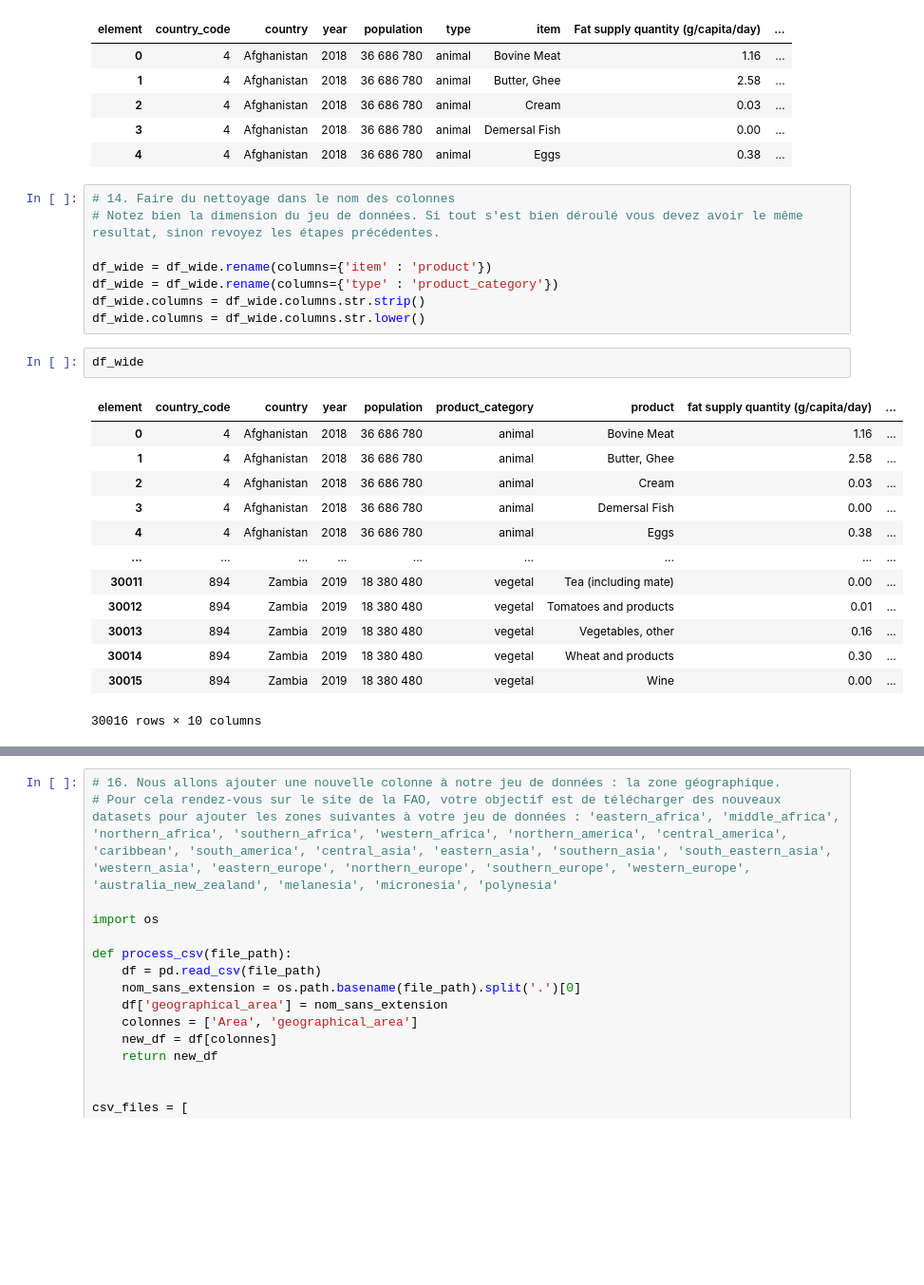
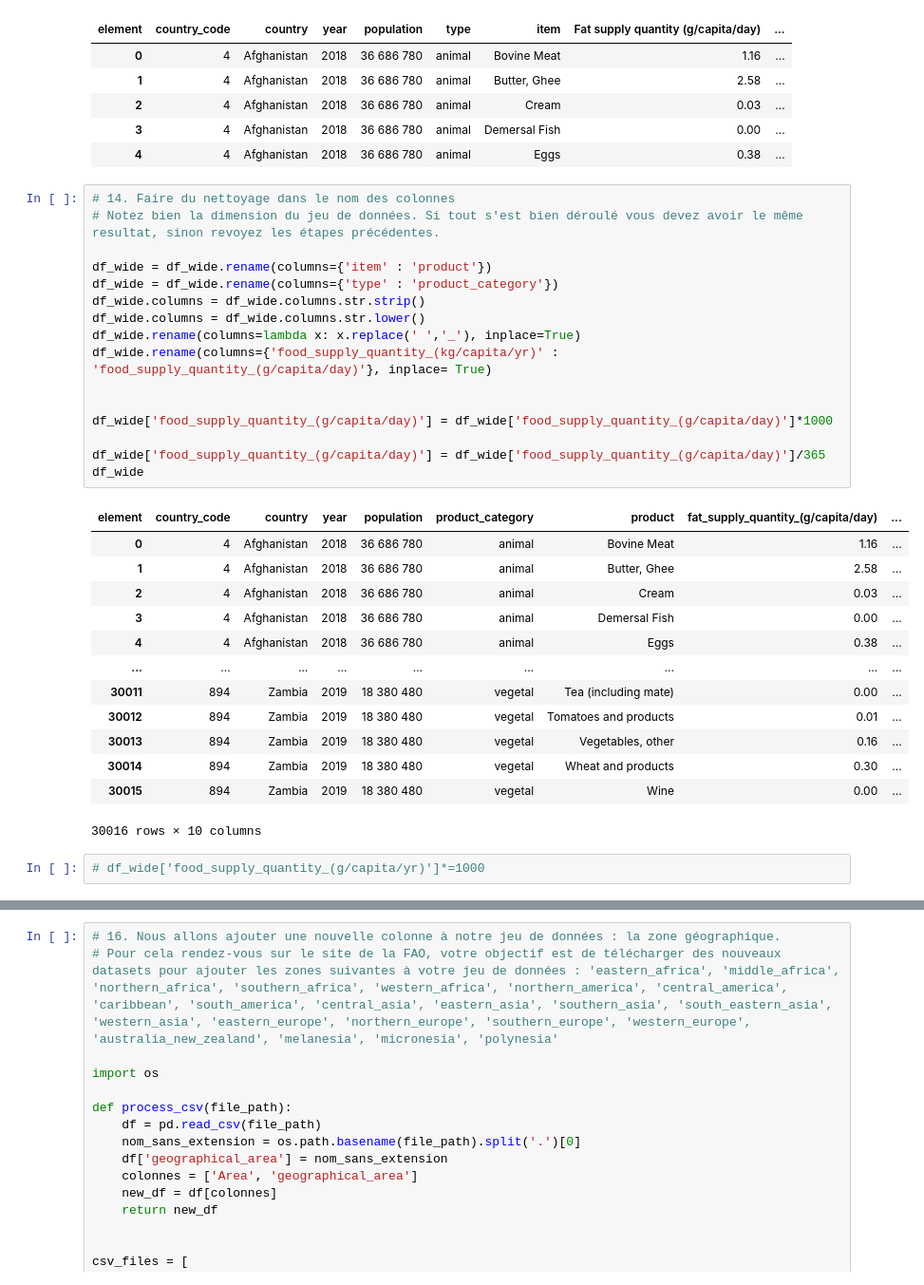
Before and after one commit to faridig/FAO_STAT, a Jupyter notebook: farid.ipynb, the cells around one changed output, grey strips where cells are left out. Shown at 95% size. Cells and saved outputs as stored; diff of their text form; blank space fills up the shorter version.

```diff
--- a/farid.ipynb
+++ b/farid.ipynb
@@ -227,27 +227,35 @@ df_wide.head()
 # %%
 # 14. Faire du nettoyage dans le nom des colonnes
 # Notez bien la dimension du jeu de données. Si tout s'est bien déroulé vous devez avoir le même resultat, sinon revoyez les étapes précédentes.
 
 df_wide = df_wide.rename(columns={'item' : 'product'})
 df_wide = df_wide.rename(columns={'type' : 'product_category'})
 df_wide.columns = df_wide.columns.str.strip()
 df_wide.columns = df_wide.columns.str.lower()
+df_wide.rename(columns=lambda x: x.replace(' ','_'), inplace=True)
+df_wide.rename(columns={'food_supply_quantity_(kg/capita/yr)' : 'food_supply_quantity_(g/capita/day)'}, inplace= True)
+
+
+df_wide['food_supply_quantity_(g/capita/day)'] = df_wide['food_supply_quantity_(g/capita/day)']*1000
+
+df_wide['food_supply_quantity_(g/capita/day)'] = df_wide['food_supply_quantity_(g/capita/day)']/365
+df_wide
+# %% [output]
+| element | country_code | country | year | population | product_category | product | fat_supply_quantity_(g/capita/day) | ... |
+| 0 | 4 | Afghanistan | 2018 | 36 686 780 | animal | Bovine Meat | 1.16 | ... |
+| 1 | 4 | Afghanistan | 2018 | 36 686 780 | animal | Butter, Ghee | 2.58 | ... |
+| 2 | 4 | Afghanistan | 2018 | 36 686 780 | animal | Cream | 0.03 | ... |
+| 3 | 4 | Afghanistan | 2018 | 36 686 780 | animal | Demersal Fish | 0.00 | ... |
+| 4 | 4 | Afghanistan | 2018 | 36 686 780 | animal | Eggs | 0.38 | ... |
+| ... | ... | ... | ... | ... | ... | ... | ... | ... |
+| 30011 | 894 | Zambia | 2019 | 18 380 480 | vegetal | Tea (including mate) | 0.00 | ... |
+| 30012 | 894 | Zambia | 2019 | 18 380 480 | vegetal | Tomatoes and products | 0.01 | ... |
+| 30013 | 894 | Zambia | 2019 | 18 380 480 | vegetal | Vegetables, other | 0.16 | ... |
+| 30014 | 894 | Zambia | 2019 | 18 380 480 | vegetal | Wheat and products | 0.30 | ... |
+| 30015 | 894 | Zambia | 2019 | 18 380 480 | vegetal | Wine | 0.00 | ... |
+30016 rows × 10 columns
-# %%
-df_wide
-# %% [output]
-| element | country_code | country | year | population | product_category | product | fat supply quantity (g/capita/day) | ... |
-| 0 | 4 | Afghanistan | 2018 | 36 686 780 | animal | Bovine Meat | 1.16 | ... |
-| 1 | 4 | Afghanistan | 2018 | 36 686 780 | animal | Butter, Ghee | 2.58 | ... |
-| 2 | 4 | Afghanistan | 2018 | 36 686 780 | animal | Cream | 0.03 | ... |
-| 3 | 4 | Afghanistan | 2018 | 36 686 780 | animal | Demersal Fish | 0.00 | ... |
-| 4 | 4 | Afghanistan | 2018 | 36 686 780 | animal | Eggs | 0.38 | ... |
-| ... | ... | ... | ... | ... | ... | ... | ... | ... |
-| 30011 | 894 | Zambia | 2019 | 18 380 480 | vegetal | Tea (including mate) | 0.00 | ... |
-| 30012 | 894 | Zambia | 2019 | 18 380 480 | vegetal | Tomatoes and products | 0.01 | ... |
-| 30013 | 894 | Zambia | 2019 | 18 380 480 | vegetal | Vegetables, other | 0.16 | ... |
-| 30014 | 894 | Zambia | 2019 | 18 380 480 | vegetal | Wheat and products | 0.30 | ... |
-| 30015 | 894 | Zambia | 2019 | 18 380 480 | vegetal | Wine | 0.00 | ... |
-30016 rows × 10 columns
+# %%
+# df_wide['food_supply_quantity_(g/capita/yr)']*=1000
 # %%
 # 15.Créez des masques afin d’afficher un DataFrame qui ne contient que l’année 2018
 df_wide[df_wide['year'] == 2018]
```
Also changed, not shown: parts of 3 cells of this notebook.
